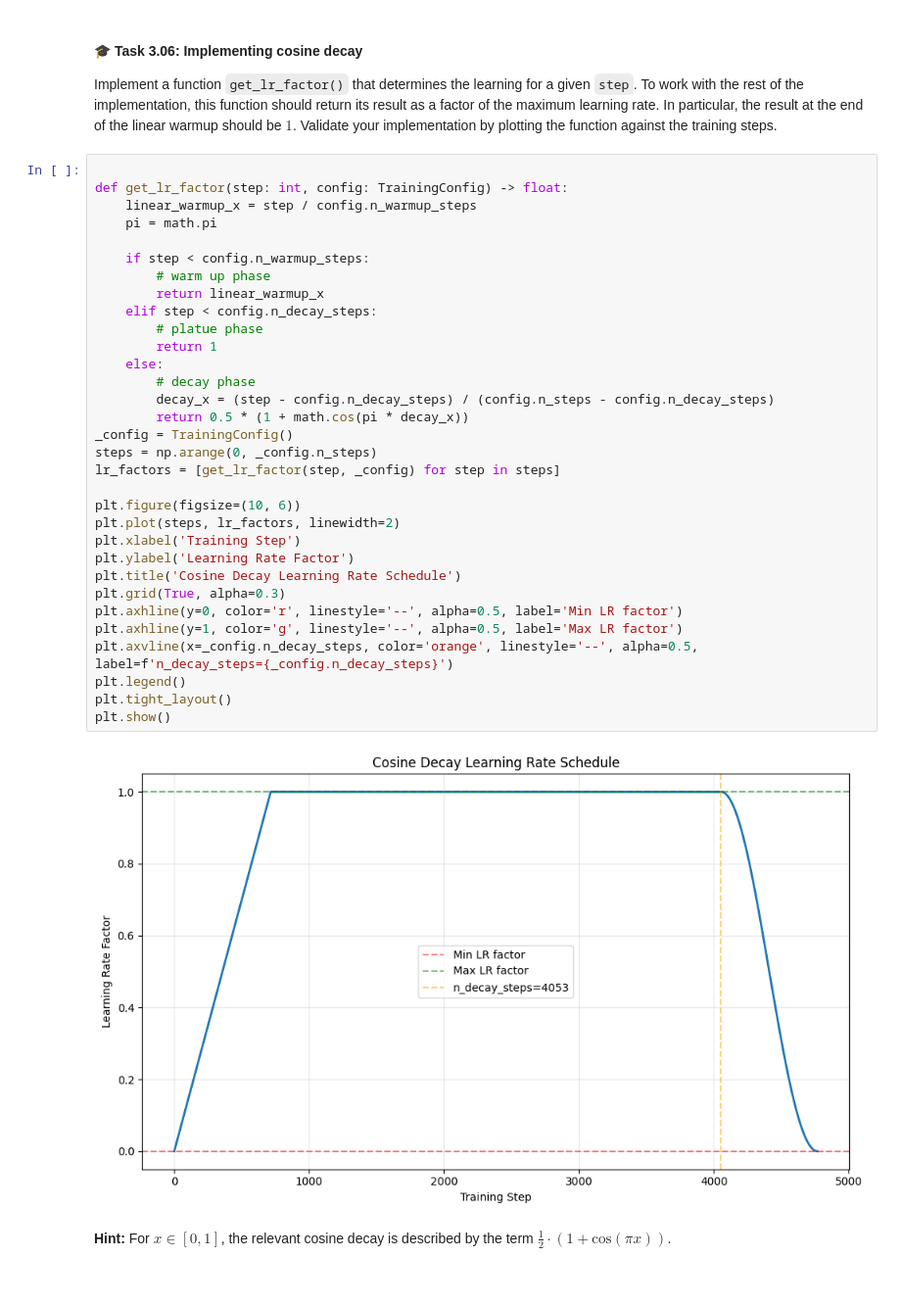
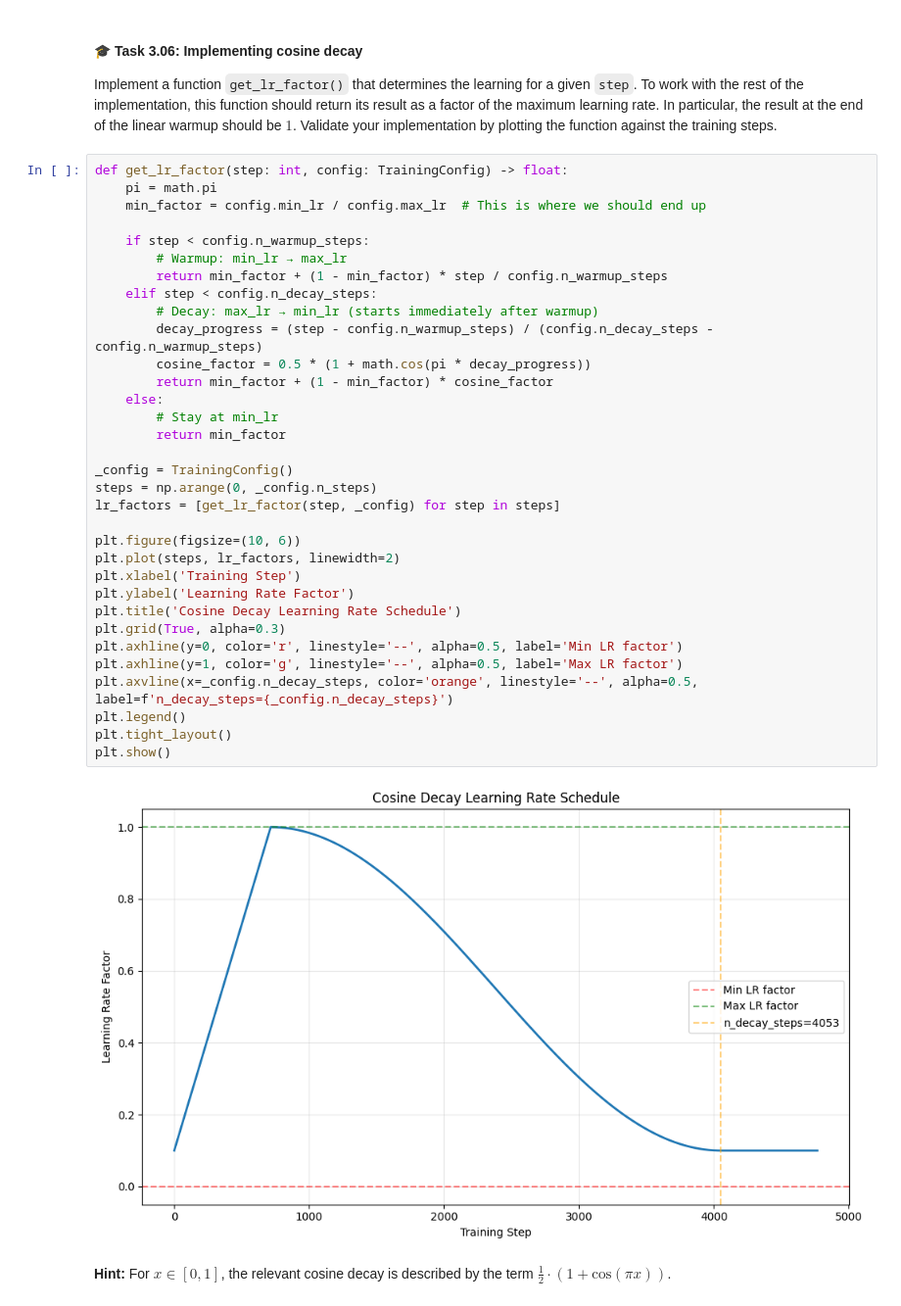
Before and after one commit to reinthal/ete387, a Jupyter notebook: labs/lab3/nlp-lab3.ipynb, the cells around one changed output. Shown at 98% size. Drawn from its saved outputs; the diff is of its cells as text.

```diff
--- a/labs/lab3/nlp-lab3.ipynb
+++ b/labs/lab3/nlp-lab3.ipynb
@@ -335,38 +353,39 @@ Your next task is to implement the learning rate scheduler. As mentioned before,
 
 Implement a function `get_lr_factor()` that determines the learning for a given `step`. To work with the rest of the implementation, this function should return its result as a factor of the maximum learning rate. In particular, the result at the end of the linear warmup should be&nbsp;$1$. Validate your implementation by plotting the function against the training steps.
 # %%
-
 def get_lr_factor(step: int, config: TrainingConfig) -> float:
-    linear_warmup_x = step / config.n_warmup_steps
     pi = math.pi
+    min_factor = config.min_lr / config.max_lr  # This is where we should end up
 
     if step < config.n_warmup_steps:
-        # warm up phase
-        return linear_warmup_x
+        # Warmup: min_lr → max_lr
+        return min_factor + (1 - min_factor) * step / config.n_warmup_steps
     elif step < config.n_decay_steps:
-        # platue phase
-        return 1
+        # Decay: max_lr → min_lr (starts immediately after warmup)
+        decay_progress = (step - config.n_warmup_steps) / (config.n_decay_steps - config.n_warmup_steps)
+        cosine_factor = 0.5 * (1 + math.cos(pi * decay_progress))
+        return min_factor + (1 - min_factor) * cosine_factor
     else:
-        # decay phase
-        decay_x = (step - config.n_decay_steps) / (config.n_steps - config.n_decay_steps)
-        return 0.5 * (1 + math.cos(pi * decay_x))
+        # Stay at min_lr
+        return min_factor
+
 _config = TrainingConfig()
 steps = np.arange(0, _config.n_steps)
 lr_factors = [get_lr_factor(step, _config) for step in steps]
 
 plt.figure(figsize=(10, 6))
 plt.plot(steps, lr_factors, linewidth=2)
 plt.xlabel('Training Step')
 plt.ylabel('Learning Rate Factor')
 plt.title('Cosine Decay Learning Rate Schedule')
 plt.grid(True, alpha=0.3)
 plt.axhline(y=0, color='r', linestyle='--', alpha=0.5, label='Min LR factor')
 plt.axhline(y=1, color='g', linestyle='--', alpha=0.5, label='Max LR factor')
 plt.axvline(x=_config.n_decay_steps, color='orange', linestyle='--', alpha=0.5, label=f'n_decay_steps={_config.n_decay_steps}')
 plt.legend()
 plt.tight_layout()
 plt.show()
 # %% [output]
-[figure, old version]
+[figure, new version]
 # %% [markdown]
 **Hint:** For $x \in [0, 1]$, the relevant cosine decay is described by the term $\frac{1}{2} \cdot (1 + \text{cos}(\pi x))$.
```
Also changed, not shown: parts of 8 cells of this notebook.
